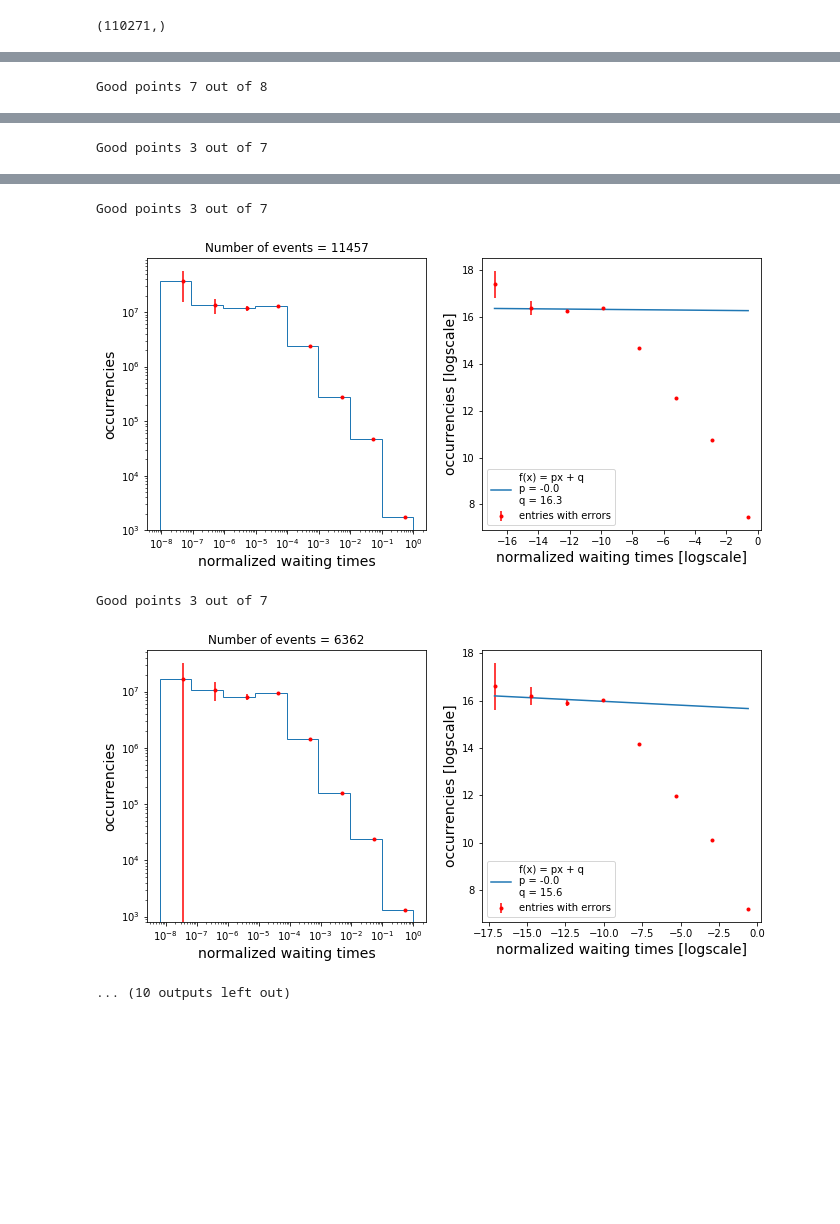
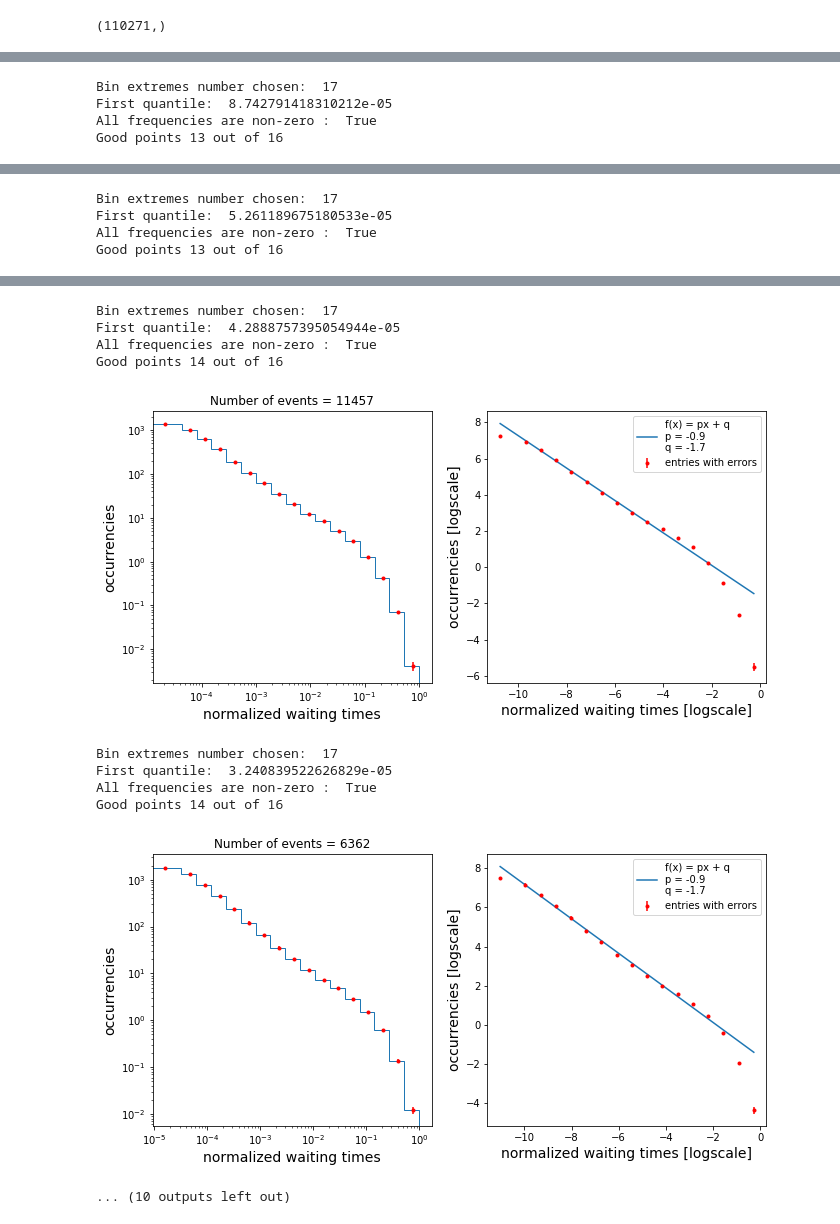
Before and after one commit to mango915/Earthquakes, a Jupyter notebook: Binning_function.ipynb, the cells around one changed output, grey strips where cells are left out. Saved outputs shown, nothing was run; the diff lists cells and outputs as text; code cells hidden in the pictures; blank space fills up the shorter version.

```diff
--- a/Binning_function.ipynb
+++ b/Binning_function.ipynb
@@ -195,7 +279,9 @@ def loglog_fitting(x, y, skip_initial_pt = 1, cut_off = False ):
         # the predicted squared residual of point P+1 (based on the fit on the previous P points)
         # and the mean squared residual computed for the P points
 
-        for P in range(3,len(x)):
+        #for P in range(3,len(x)):
+        # try with 4
+        for P in range(5,len(x)):
             params, cov = optimize.curve_fit(linear_f, x[:P], y[:P])
             [p,q] = params
 
@@ -214,7 +300,8 @@ def loglog_fitting(x, y, skip_initial_pt = 1, cut_off = False ):
         # as the maximal number of alligned points the one corresponding to the index of the max of
         # predicted_vs_mean_ratio_norm + 3 = good_points.
 
-        indexes = np.arange(3,len(x))
+        #indexes = np.arange(3,len(x))
+        indexes = np.arange(5,len(x))
         max_index = indexes[predicted_vs_mean_ratio_norm == predicted_vs_mean_ratio_norm.max()]
         good_points = max_index[0]
         print('Good points {} out of {}'.format(good_points, len(x)))
@@ -230,21 +317,14 @@ def loglog_fitting(x, y, skip_initial_pt = 1, cut_off = False ):
         params, cov = optimize.curve_fit(linear_f, x[:good_points], y[:good_points])
         [p,q] = params
 
-        """
-        # REMOVE THIS ONCE EVERYTHING WORKS
-        plt.close()
-        plt.plot(x, y, 'r.', label = 'entries with errors')
-        plt.plot(x, linear_f(x, p, q),
-                 label = 'f(x) = px + q\np = {} \nq = {}'.format(round(p,1),round(q,1)))
-        plt.legend()
-        plt.show()
-        """
+        return p, q, cov, x_cut
 
-        return p, q, cov, x_cut
+def linear_f(x, p, q):
+        return p*x+q
 # %%
-def plot_powerlaw_hist(x, rescaling = False, density = False, **kwargs):
+def plot_powerlaw_hist(x, quantile = 20, rescaling = False, density = False, **kwargs):
 
-    bin_extremes, widths, centers, freq, weights, sigma_weights = binning(x, rescaling, density)
+    bin_extremes, widths, centers, freq, weights, sigma_weights = binning2(x, quantile, rescaling, density)
     bin_number = len(centers)
 
     fig, (ax1, ax2) = plt.subplots(nrows=1, ncols=2,figsize=(11, 5))
@@ -513,5 +614,5 @@ for i in range(len(ms)):
     maximum = temp.max()
     if time_d.max()*3/4 > maximum:
         time_d = temp
-    plot_powerlaw_hist(time_d, rescaling = True, density = False, cut_off = True)
+    plot_powerlaw_hist(time_d, rescaling = True, density = True, cut_off = True)
 # %% [output]
@@ -522 +629,4 @@ Good points 8 out of 9
-Good points 7 out of 8
+Bin extremes number chosen:  17
+First quantile:  8.742791418310212e-05
+All frequencies are non-zero :  True
+Good points 13 out of 16
@@ -524 +634,4 @@ Good points 7 out of 8
-Good points 3 out of 7
+Bin extremes number chosen:  17
+First quantile:  5.261189675180533e-05
+All frequencies are non-zero :  True
+Good points 13 out of 16
@@ -526,5 +639,11 @@ Good points 3 out of 7
-Good points 3 out of 7
+Bin extremes number chosen:  17
+First quantile:  4.2888757395054944e-05
+All frequencies are non-zero :  True
+Good points 14 out of 16
-[figure, old version]
+[figure, new version]
-Good points 3 out of 7
+Bin extremes number chosen:  17
+First quantile:  3.240839522626829e-05
+All frequencies are non-zero :  True
+Good points 14 out of 16
-[figure, old version]
+[figure, new version]
 ... (10 outputs left out)
```
Also changed, not shown: parts of 10 cells of this notebook.
